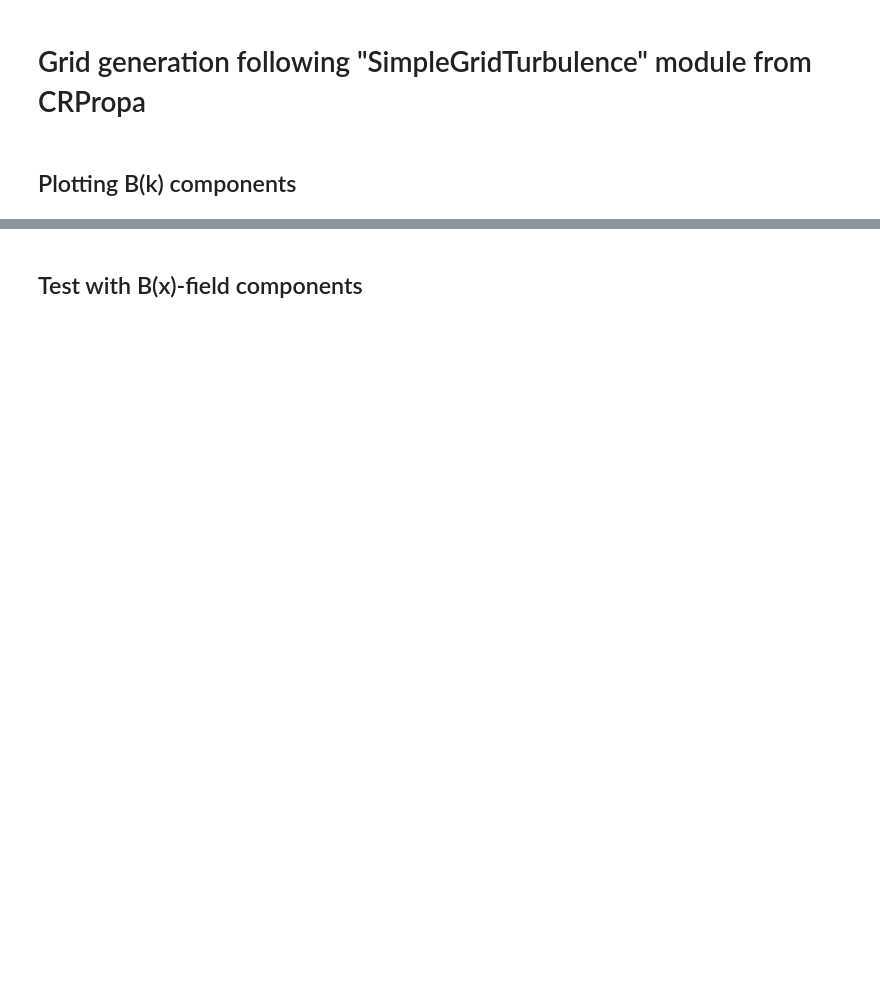
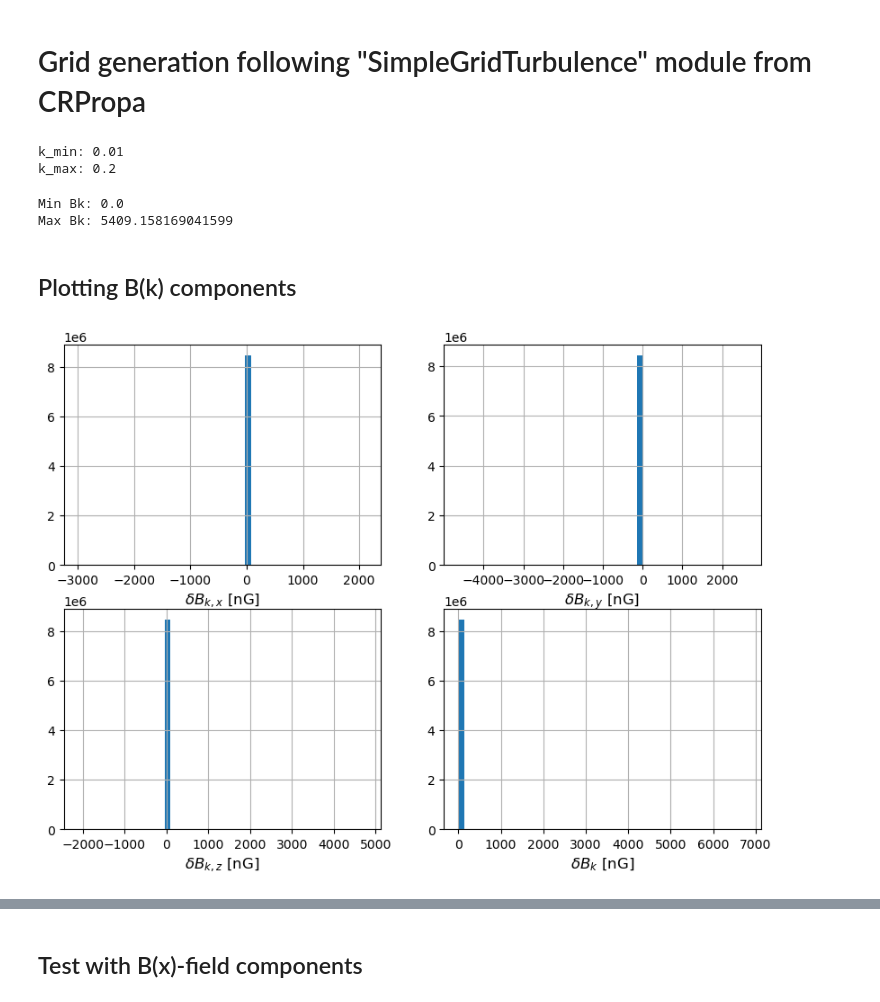
Before and after one commit to luisespinosa8/Turbulent_Field, a Jupyter notebook: Turbulence_Grid.ipynb, the cells around one changed output, grey strips where cells are left out. Saved outputs shown, nothing was run; the diff lists cells and outputs as text; code cells hidden in the pictures; blank space fills up the shorter version.

```diff
--- a/Turbulence_Grid.ipynb
+++ b/Turbulence_Grid.ipynb
@@ -59,6 +60,12 @@ for ix in range(0,n):
             Bkx[i] = (b[0] * cosPhase) + (b[0] * sinPhase)*1j
             Bky[i] = (b[1] * cosPhase) + (b[1] * sinPhase)*1j
             Bkz[i] = (b[2] * cosPhase) + (b[2] * sinPhase)*1j
+# %%
+print('k_min:', k_min)
+print('k_max:', k_max)
+# %% [output]
+k_min: 0.01
+k_max: 0.2
 # %%
 # Inverse FFT to go to x-space
 Bk = np.array((Bkx, Bky, Bkz))
@@ -66,5 +73,39 @@ B = np.fft.ifftn(Bk)
 Bx = B[0]
 By = B[1]
 Bz = B[2]
+# %%
+Bkx_mag = np.sqrt(Bkx.real**2 + Bkx.imag**2)
+Bky_mag = np.sqrt(Bky.real**2 + Bky.imag**2)
+Bkz_mag = np.sqrt(Bkz.real**2 + Bkz.imag**2)
+#Bkx_mag = Bkx.real
+#Bky_mag = Bky.real
+#Bkz_mag = Bkz.real
+Bk_mag = np.sqrt(Bkx_mag**2 + Bky_mag**2 + Bkz_mag**2)
+print('Min Bk:', min(Bk_mag))
+print('Max Bk:', max(Bk_mag))
+# %% [output]
+Min Bk: 0.0
+Max Bk: 5409.158169041599
 # %% [markdown]
 ## Plotting B(k) components
+# %%
+fig, ax = plt.subplots(2, 2, figsize=(10, 7))
+counts, bins = np.histogram(Bkx_mag, bins=50)
+ax[0,0].hist(bins[:-1], bins, weights=counts)
+ax[0,0].set_xlabel(r'$\delta B_{k,x}$ [nG]', fontsize=12)
+ax[0,0].grid()
+counts, bins = np.histogram(Bky_mag, bins=50)
+ax[0,1].hist(bins[:-1], bins, weights=counts)
+ax[0,1].set_xlabel(r'$\delta B_{k,y}$ [nG]', fontsize=12)
+ax[0,1].grid()
+counts, bins = np.histogram(Bkz_mag, bins=50)
+ax[1,0].hist(bins[:-1], bins, weights=counts)
+ax[1,0].set_xlabel(r'$\delta B_{k,z}$ [nG]', fontsize=12)
+ax[1,0].grid()
+counts, bins = np.histogram(Bk_mag, bins=50)
+ax[1,1].hist(bins[:-1], bins, weights=counts)
+ax[1,1].set_xlabel(r'$\delta B_{k}$ [nG]', fontsize=12)
+ax[1,1].grid()
+plt.savefig('histogram_Bk.png')
+# %% [output]
+[figure, added]
```
Also changed, not shown: parts of 11 cells of this notebook, 8 other files.
